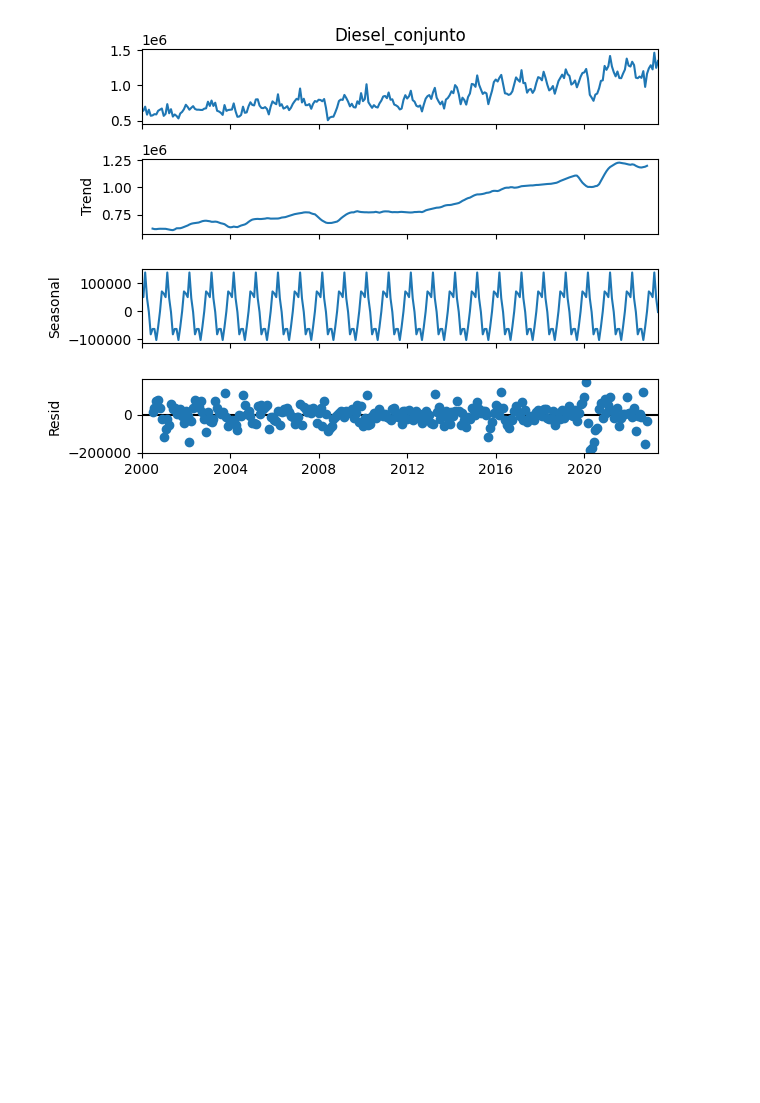
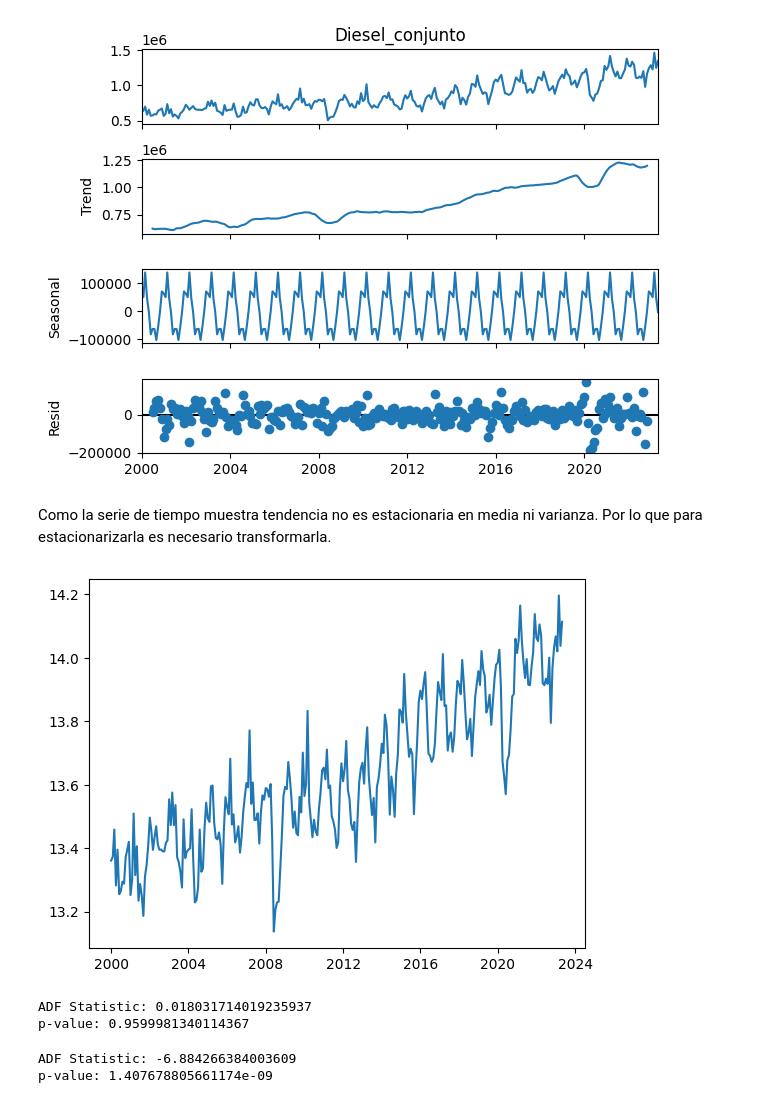
Before and after one commit to Manuel-Archila/Lab2_DS, a Jupyter notebook: Lab2.ipynb, the cells around one changed output. Cells and saved outputs as stored; diff of their text form; code cells hidden in the pictures; blank space fills up the shorter version.

Commit message:
Segunda serie completada

```diff
--- a/Lab2.ipynb
+++ b/Lab2.ipynb
@@ -264,6 +275,6 @@ Despues de realizar la prueba de normalidad se puede ver que ninguna variable ti
 # %%
-consumo['Year'] = consumo['Fecha'].dt.year
-yearly_consumption = consumo.groupby('Year')[['Gasolina superior', 'Gasolina regular', 'Diesel_conjunto', 'Gas licuado de petróleo']].sum()
+consumo_copy['Year'] = consumo_copy['Fecha'].dt.year
+yearly_consumption = consumo_copy.groupby('Year')[['Gasolina superior', 'Gasolina regular', 'Diesel_conjunto', 'Gas licuado de petróleo']].sum()
 for gasoline_type in ['Gasolina superior', 'Gasolina regular', 'Diesel_conjunto', 'Gas licuado de petróleo']:
     plt.figure(figsize=(10, 6))
     plt.bar(yearly_consumption.index, yearly_consumption[gasoline_type])
@@ -360,3 +337,36 @@ descomposicion.plot()
 plt.show()
 # %% [output]
 [figure]
+# %% [markdown]
+Como la serie de tiempo muestra tendencia no es estacionaria en media ni varianza. Por lo que para estacionarizarla es necesario transformarla.
+# %%
+## Estacionalidad de la serie de tiempo
+df_log= np.log(consumo['Diesel_conjunto'])
+plt.plot(df_log)
+plt.show()
+# %% [output]
+[figure, added]
+# %%
+from statsmodels.tsa.stattools import adfuller
+
+# Calculate the result
+result = adfuller(consumo['Diesel_conjunto'])
+
+# Print the result
+print(f'ADF Statistic: {result[0]}')
+print(f'p-value: {result[1]}')
+# %% [output]
+ADF Statistic: 0.018031714019235937
+p-value: 0.9599981340114367
+# %%
+diff = consumo['Diesel_conjunto'].diff()
+diff.dropna(inplace=True)
+
+result = adfuller(diff)
+
+# Print the result
+print(f'ADF Statistic: {result[0]}')
+print(f'p-value: {result[1]}')
+# %% [output]
+ADF Statistic: -6.884266384003609
+p-value: 1.407678805661174e-09
```
Also changed, not shown: parts of 48 cells of this notebook.
